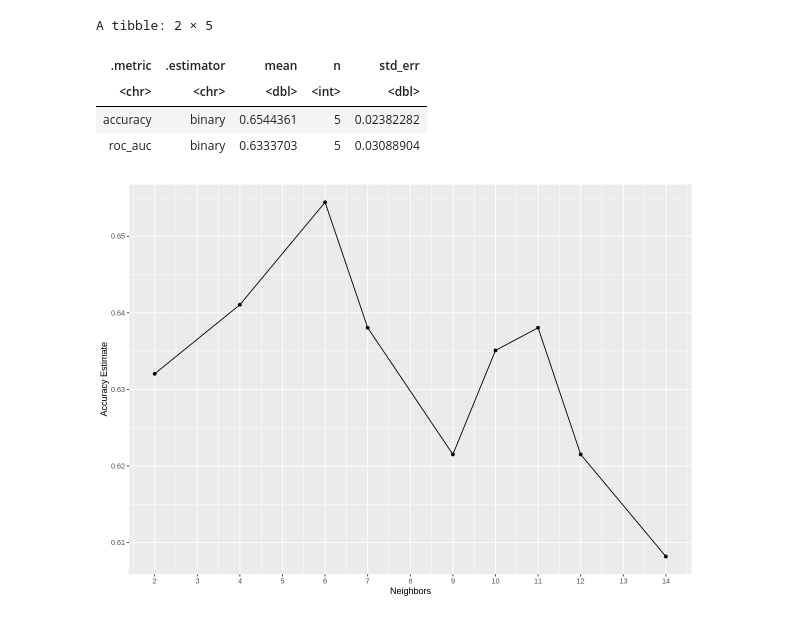
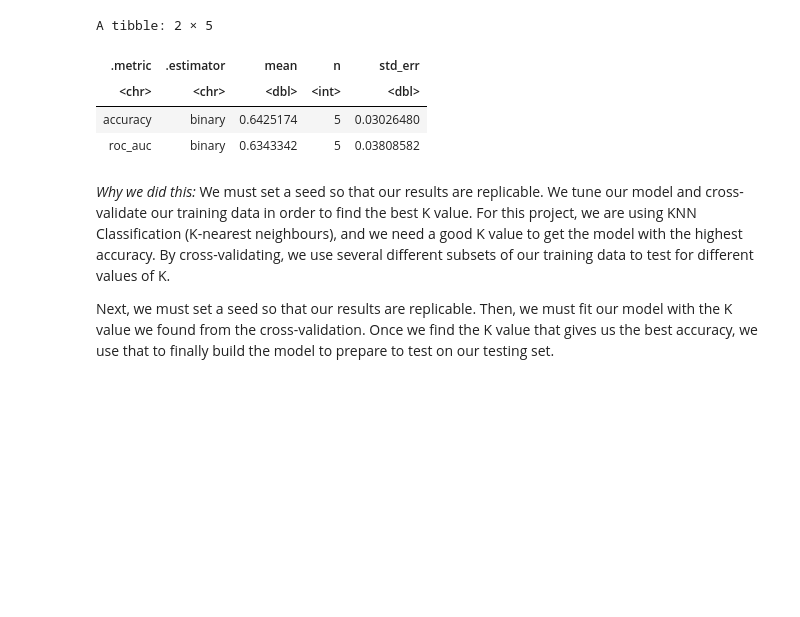
Before and after one commit to rpan01/DSCI-Group-Project, a Jupyter notebook: Titanic Data.ipynb, the cells around one changed output. Saved outputs shown, nothing was run; the diff lists cells and outputs as text; code cells hidden in the pictures; blank space fills up the shorter version.

```diff
--- a/Titanic Data.ipynb
+++ b/Titanic Data.ipynb
@@ -124,5 +173,7 @@ Warning message:
 # %%
-titanic_recipe  <- recipe(Survived ~ Pclass, Age, Sex, data = titanic_train) %>%
+set.seed(1111)
+
+titanic_recipe  <- recipe(Survived ~ Pclass, Age, Fare, data = titanic_train) %>%
                         step_scale(all_predictors()) %>%
                         step_center(all_predictors())
 
@@ -137,34 +188,37 @@ titanic_resample_fit <- workflow() %>%
 
 
 titanic_metrics <- collect_metrics(titanic_resample_fit)
 titanic_metrics
 
 knn_tune <- nearest_neighbor(weight_func = "rectangular", neighbors = tune()) %>%
       set_engine("kknn") %>%
       set_mode("classification")
 
 
 knn_results <- workflow() %>%
       add_recipe(titanic_recipe) %>%
       add_model(knn_tune) %>%
       tune_grid(resamples = titanic_vfold, grid = 10) %>%
       collect_metrics()
 
 
 accuracies <- knn_results %>%
       filter(.metric == "accuracy")
 
 accuracy_versus_k <- ggplot(accuracies, aes(x = neighbors, y = mean))+
       geom_point() +
       geom_line() +
       labs(x = "Neighbors", y = "Accuracy Estimate") +
       scale_x_continuous(breaks = seq(0, 14, by = 1))
 accuracy_versus_k
 # %% [output]
 A tibble: 2 × 5
 | .metric | .estimator | mean | n | std_err |
 | <chr> | <chr> | <dbl> | <int> | <dbl> |
-| accuracy | binary | 0.6544361 | 5 | 0.02382282 |
-| roc_auc | binary | 0.6333703 | 5 | 0.03088904 |
+| accuracy | binary | 0.6425174 | 5 | 0.03026480 |
+| roc_auc | binary | 0.6343342 | 5 | 0.03808582 |
-[figure, removed]
+# %% [markdown]
+*Why we did this:* We must set a seed so that our results are replicable. We tune our model and cross-validate our training data in order to find the best K value. For this project, we are using KNN Classification (K-nearest neighbours), and we need a good K value to get the model with the highest accuracy. By cross-validating, we use several different subsets of our training data to test for different values of K.
+
+Next,  we must set a seed so that our results are replicable. Then, we must fit our model with the K value we found from the cross-validation. Once we find the K value that gives us the best accuracy, we use that to finally build the model to prepare to test on our testing set.
 # %%
```
Also changed, not shown: parts of 19 cells of this notebook.
